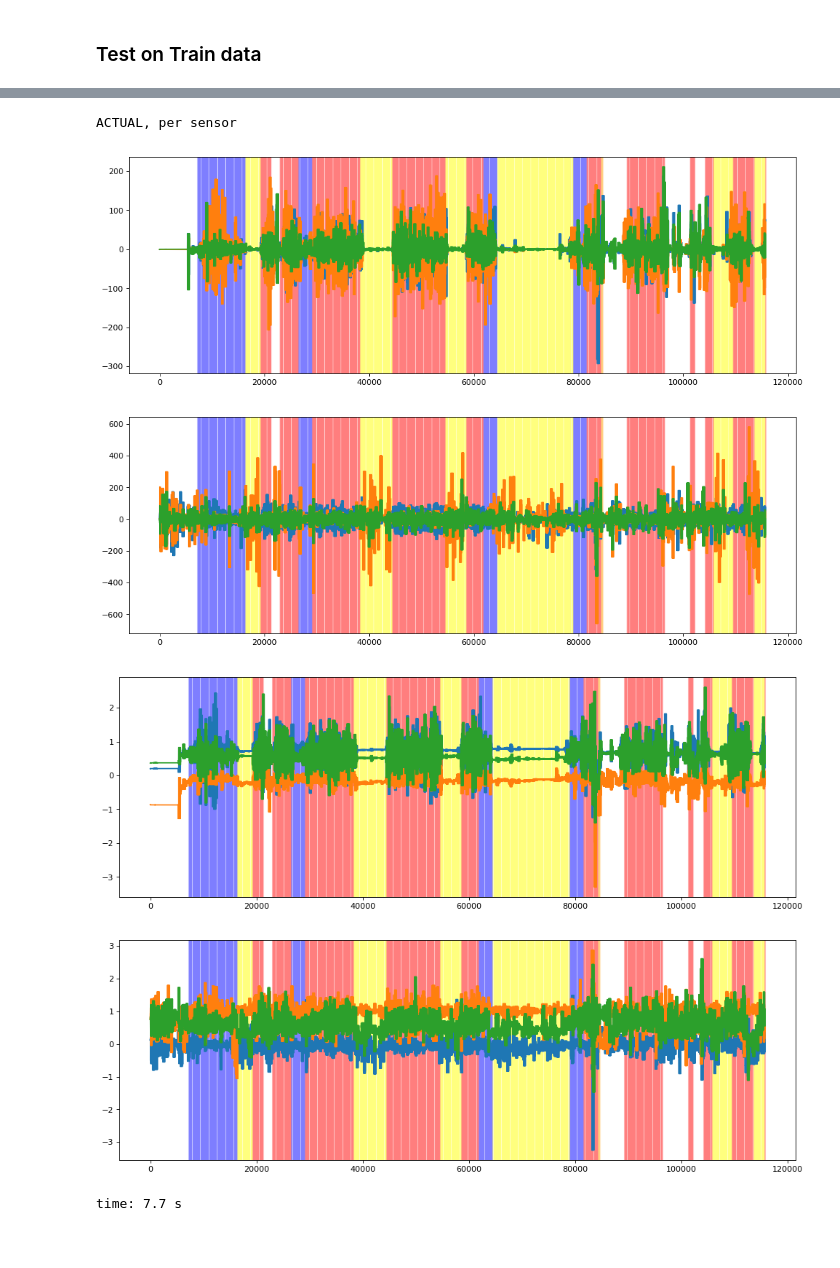
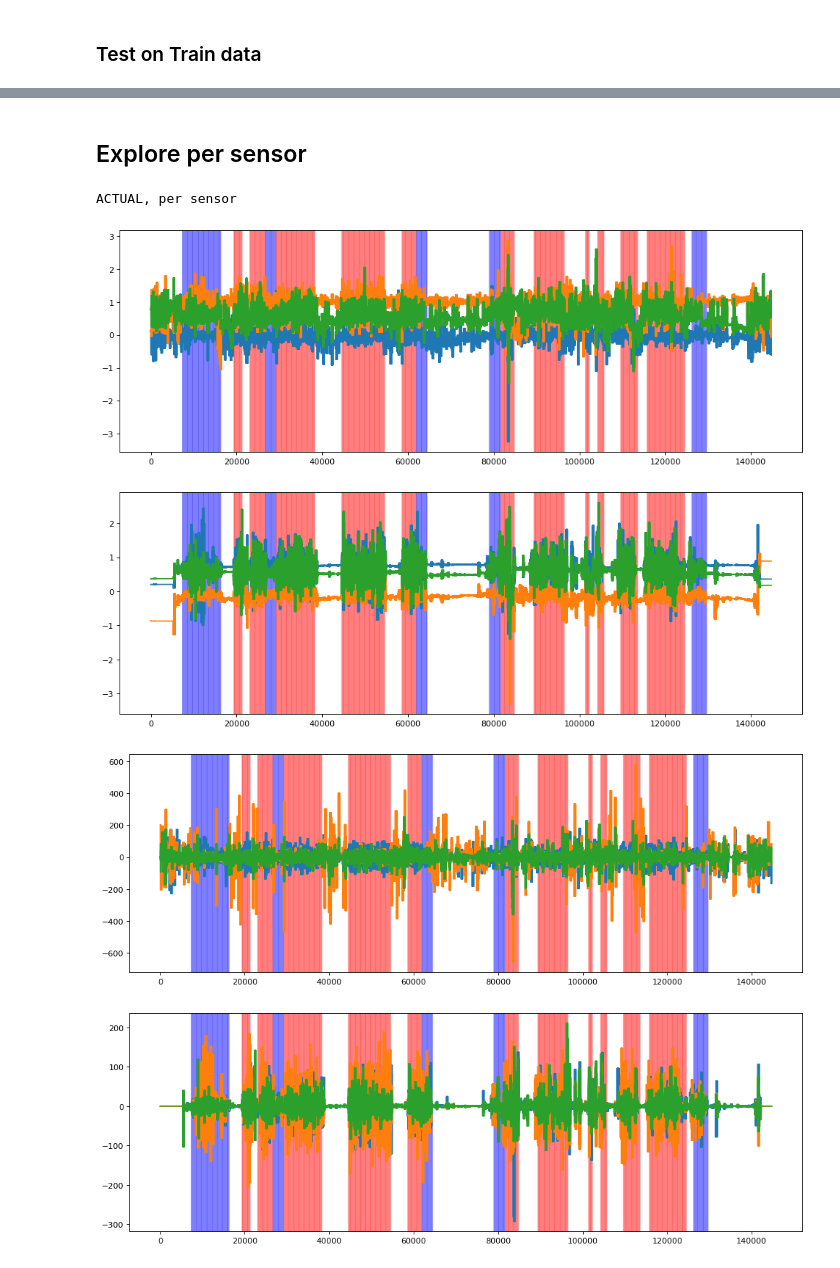
Before and after one commit to langersteff/trail-difficulty-classification, a Jupyter notebook: notebooks/02_networks.ipynb, the cells around one changed output, grey strips where cells are left out. Cells and saved outputs as stored; diff of their text form; code cells hidden in the pictures; blank space fills up the shorter version.

```diff
--- a/notebooks/02_networks.ipynb
+++ b/notebooks/02_networks.ipynb
@@ -56,21 +48,19 @@ time: 826 µs
 # %%
-"""
-This loads all files, named in RAW_FILES and concatenates the final slices
-TODO: This should maybe go into the DataProvider as well
-"""
-X_train = None
-y_train = None
-for raw_file in RAW_FILES:
-    X, y = MtbDataProvider.load_data('../data/raw/' + raw_file, '*?[0-9].csv', frequency=FREQUENCY)
-    X = MtbDataProvider.sync_sensors(X)
-    X, y = MtbDataProvider.slice_sensors(X, y, window_size=WINDOW_SIZE, frequency=FREQUENCY, step_size=.25)
+def load_data():
+    X_result = None
+    y_result = None
+    for raw_file in RAW_FILES:
+        X_tmp, y_tmp = MtbDataProvider.load_data('../data/raw/' + raw_file, '*?[0-9].csv', frequency=FREQUENCY)
+        X_tmp = MtbDataProvider.sync_sensors(X_tmp)
+        X_tmp, y_tmp = MtbDataProvider.slice_sensors(X_tmp, y_tmp, window_size=WINDOW_SIZE, frequency=FREQUENCY, step_size=.25)
 
-    if X_train is None:
-        X_train = X
-        y_train = y
-    else:
-        X_train = np.concatenate((X_train, X))
-        y_train = np.concatenate((y_train, y))
+        if X_result is None:
+            X_result = X_tmp
+            y_result = y_tmp
+        else:
+            X_result = np.concatenate((X_result, X_tmp))
+            y_result = np.concatenate((y_result, y_tmp))
 
-X_train.shape #(slices_count, slice_length, sensors_count, sensor_dimensions)
+    return X_result, y_result
+X, y = load_data()
 # %% [output]
@@ -85,4 +73,4 @@ time: 950 ms
 # Do not run this multiple times in a row, because it overwrites X_train and therefore will get smaller and smaller
 
 from sklearn.model_selection import train_test_split
-X_train, X_dev, y_train, y_dev = train_test_split(X_train, y_train, test_size=.2, random_state=42, shuffle=False)
+X_train, X_dev, y_train, y_dev = train_test_split(X, y, test_size=.2, random_state=RANDOM_SEED, shuffle=True)
@@ -141,7 +113,7 @@ time: 5.91 ms
 filepath="../checkpoints/conv2d-" + str(WINDOW_SIZE) + "-" + str(KERNEL_LENGTH) + "-{epoch:02d}-{val_sparse_categorical_accuracy:.2f}.hdf5"
 checkpoint = ModelCheckpoint(filepath, save_best_only = True, monitor='val_sparse_categorical_accuracy', mode='max')
 model_cnn2.fit(X_train, y_train,
-              epochs=200,
+              epochs=300,
               batch_size=16,
               validation_data=(X_dev, y_dev),
               callbacks = [checkpoint])
@@ -211,0 +188,3 @@ time: 1.85 s
+# %%
+X_plot = X[:,:,0]
+MtbVisualizer.plot_results(X_plot, y, SAMPLE_SIZE)
@@ -212,12 +197,12 @@ time: 1.85 s
+# %% [markdown]
+## Explore per sensor
 # %%
-print('ACTUAL, per sensor')
 for i in range(0, X_train.shape[2]):
-    X_train_plot = X_train if len(X_train.shape) <= 3 else X_train[:,:,i]
-    MtbVisualizer.plot_results(X_train_plot, y_train, SAMPLE_SIZE)#[205:220]
+    X_plot = X_train if len(X.shape) <= 3 else X[:,:,i]
+    MtbVisualizer.plot_results(X_plot, y, SAMPLE_SIZE)#[205:220]
 # %% [output]
 ACTUAL, per sensor
-[figure, old version]
+[figure, new version]
-[figure, old version]
+[figure, new version]
-[figure, old version]
+[figure, new version]
-[figure, old version]
+[figure, new version]
-time: 7.7 s
```
Also changed, not shown: parts of 32 cells of this notebook, 8 other files.
